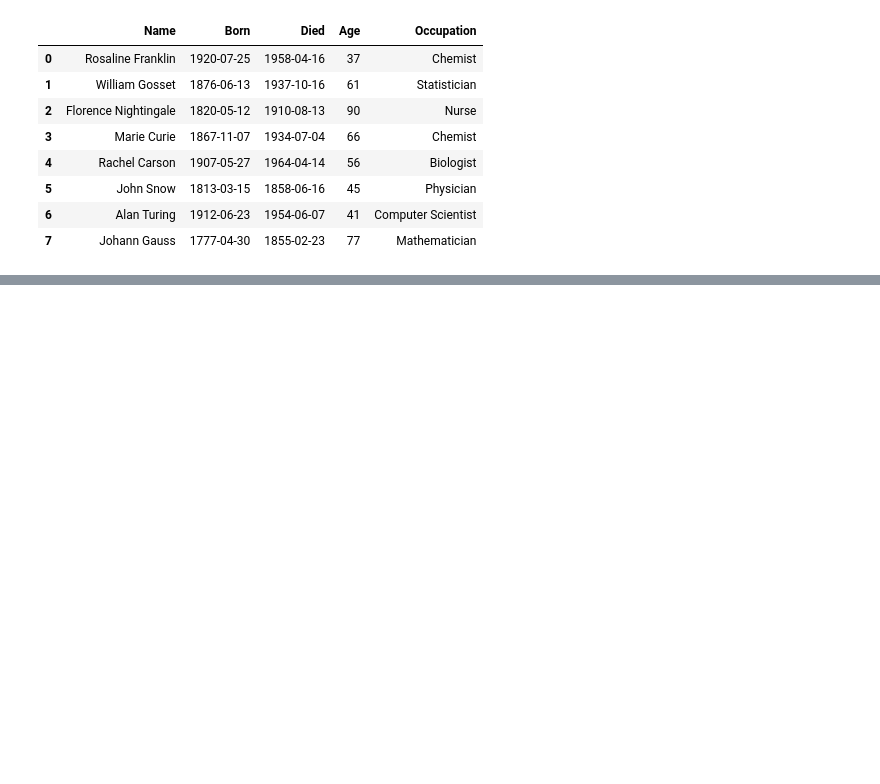
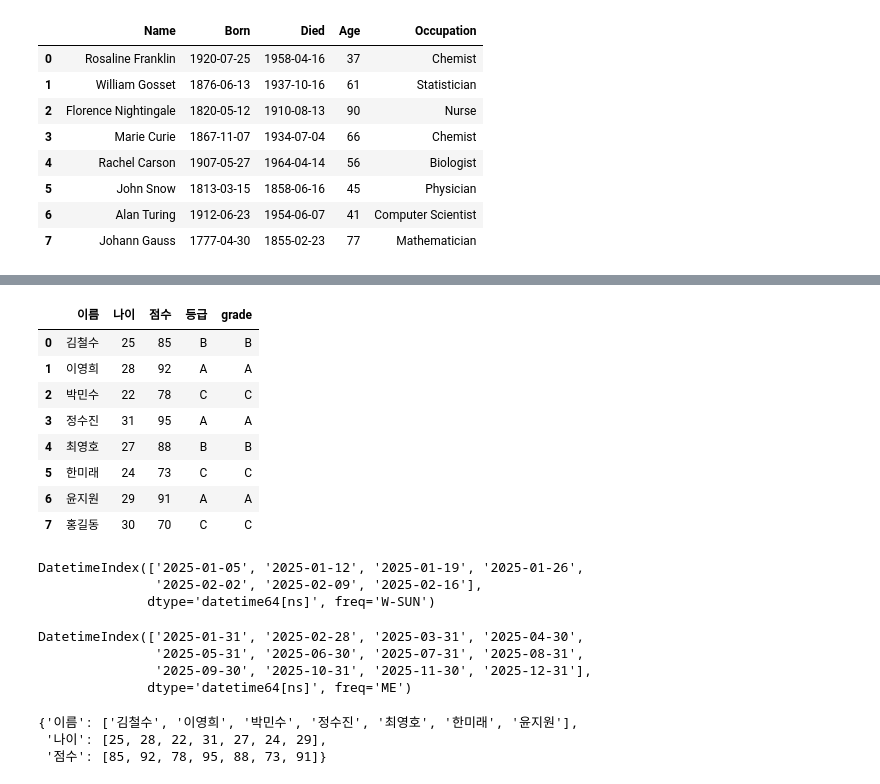
Before and after one commit to Clear-head/hipython_repo, a Jupyter notebook: 13_pandas.ipynb, the cells around one changed output, grey strips where cells are left out. Drawn from its saved outputs; the diff is of its cells as text; code cells hidden in the pictures; blank space fills up the shorter version.

```diff
--- a/13_pandas.ipynb
+++ b/13_pandas.ipynb
@@ -161,0 +295,2 @@ df2
+# %%
+df3 = df.rename(columns={'grade':'등급'})
@@ -161,0 +309,2 @@ df2
+# %%
+df3['등급'] = [ 'A' if df3.loc[i]['점수'] >= 90 else 'B' if df3.loc[i]['점수'] >= 80 else 'C' if df3.loc[i]['점수'] >= 70 else 'D' for i in range(len(df))]
@@ -161,0 +323,16 @@ df2
+# %%
+df3['등급'] = [ 'A' if df3.loc[i]['점수'] >= 90 else 'B' if df3.loc[i]['점수'] >= 80 else 'C' if df3.loc[i]['점수'] >= 70 else 'D' for i in range(len(df))]
+# %%
+df3.insert(4, 'grade', [ 'A' if df3.loc[i]['점수'] >= 90 else 'B' if df3.loc[i]['점수'] >= 80 else 'C' if df3.loc[i]['점수'] >= 70 else 'D' for i in range(len(df))] )
+# %%
+df3
+# %% [output]
+|  | 이름 | 나이 | 점수 | 등급 | grade |
+| 0 | 김철수 | 25 | 85 | B | B |
+| 1 | 이영희 | 28 | 92 | A | A |
+| 2 | 박민수 | 22 | 78 | C | C |
+| 3 | 정수진 | 31 | 95 | A | A |
+| 4 | 최영호 | 27 | 88 | B | B |
+| 5 | 한미래 | 24 | 73 | C | C |
+| 6 | 윤지원 | 29 | 91 | A | A |
+| 7 | 홍길동 | 30 | 70 | C | C |
@@ -161,0 +341,21 @@ df2
+# %%
+dates = pd.date_range('2025-01-01', periods=7, freq='W')
+print(dates)
+# %% [output]
+DatetimeIndex(['2025-01-05', '2025-01-12', '2025-01-19', '2025-01-26',
+               '2025-02-02', '2025-02-09', '2025-02-16'],
+              dtype='datetime64[ns]', freq='W-SUN')
+# %%
+monthly_dates = pd.date_range('2025-01-01', periods=12, freq='ME')
+print(monthly_dates)
+# %% [output]
+DatetimeIndex(['2025-01-31', '2025-02-28', '2025-03-31', '2025-04-30',
+               '2025-05-31', '2025-06-30', '2025-07-31', '2025-08-31',
+               '2025-09-30', '2025-10-31', '2025-11-30', '2025-12-31'],
+              dtype='datetime64[ns]', freq='ME')
+# %%
+data
+# %% [output]
+{'이름': ['김철수', '이영희', '박민수', '정수진', '최영호', '한미래', '윤지원'],
+ '나이': [25, 28, 22, 31, 27, 24, 29],
+ '점수': [85, 92, 78, 95, 88, 73, 91]}
```
Also changed, not shown: parts of 18 cells of this notebook, 1 other file.
